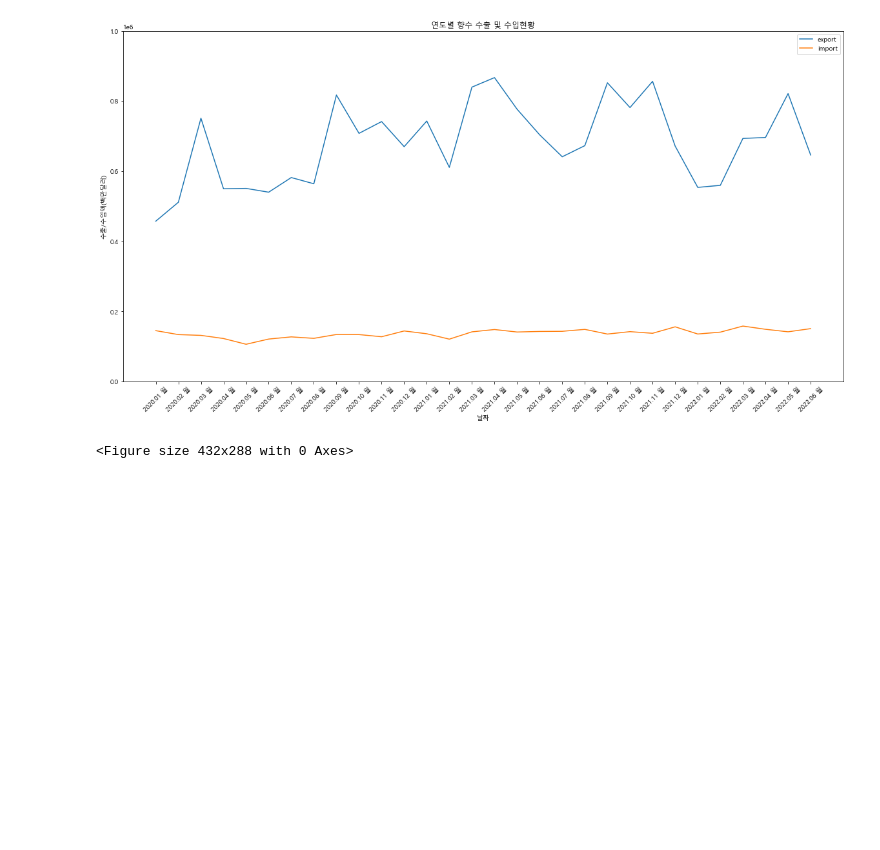
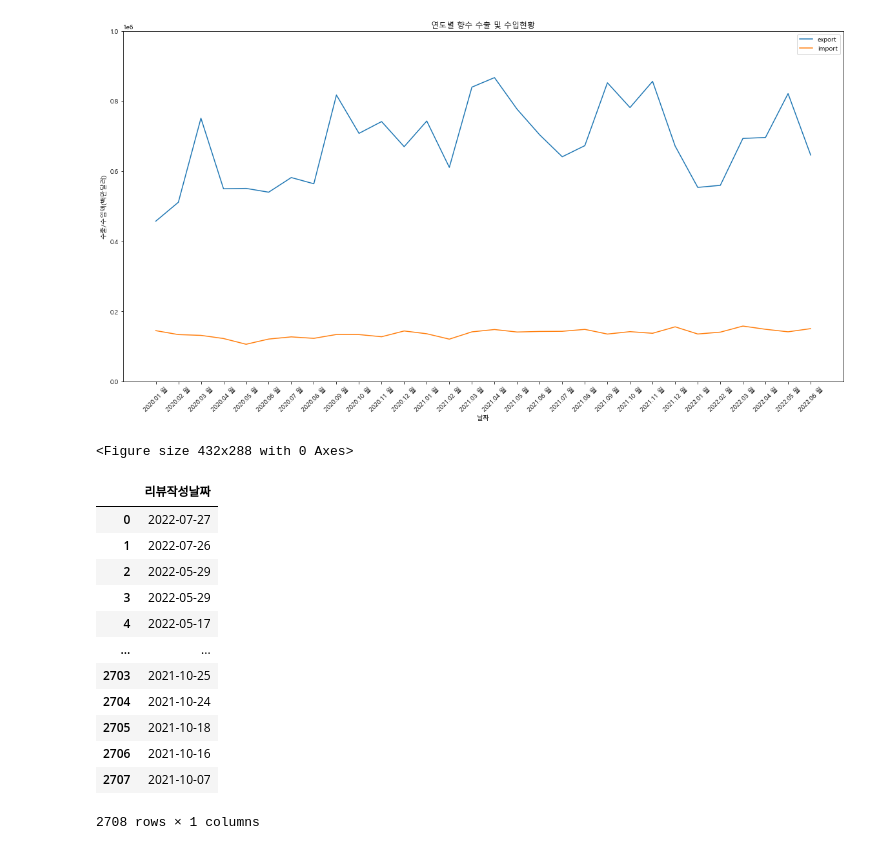
Before and after one commit to JJongSSu/Study, a Jupyter notebook: Teamproject/first/3일차/trend.ipynb, the cells around one changed output. Drawn from its saved outputs; the diff is of its cells as text; code cells hidden in the pictures; blank space fills up the shorter version.

```diff
--- a/Teamproject/first/3일차/trend.ipynb
+++ b/Teamproject/first/3일차/trend.ipynb
@@ -448,3 +473,22 @@ plt.savefig('향수_수출입.jpg',dpi=600)
 # %% [output]
 [figure]
 <Figure size 432x288 with 0 Axes>
+# %%
+review = pd.read_csv('리뷰작성날짜.csv',encoding='utf-8')
+review.columns = ['인덱스','리뷰작성날짜']
+review = review.drop(['인덱스'], axis=1)
+review
+# %% [output]
+|  | 리뷰작성날짜 |
+| 0 | 2022-07-27 |
+| 1 | 2022-07-26 |
+| 2 | 2022-05-29 |
+| 3 | 2022-05-29 |
+| 4 | 2022-05-17 |
+| ... | ... |
+| 2703 | 2021-10-25 |
+| 2704 | 2021-10-24 |
+| 2705 | 2021-10-18 |
+| 2706 | 2021-10-16 |
+| 2707 | 2021-10-07 |
+2708 rows × 1 columns
```
Also changed, not shown: parts of 4 cells of this notebook, 11 other files.
